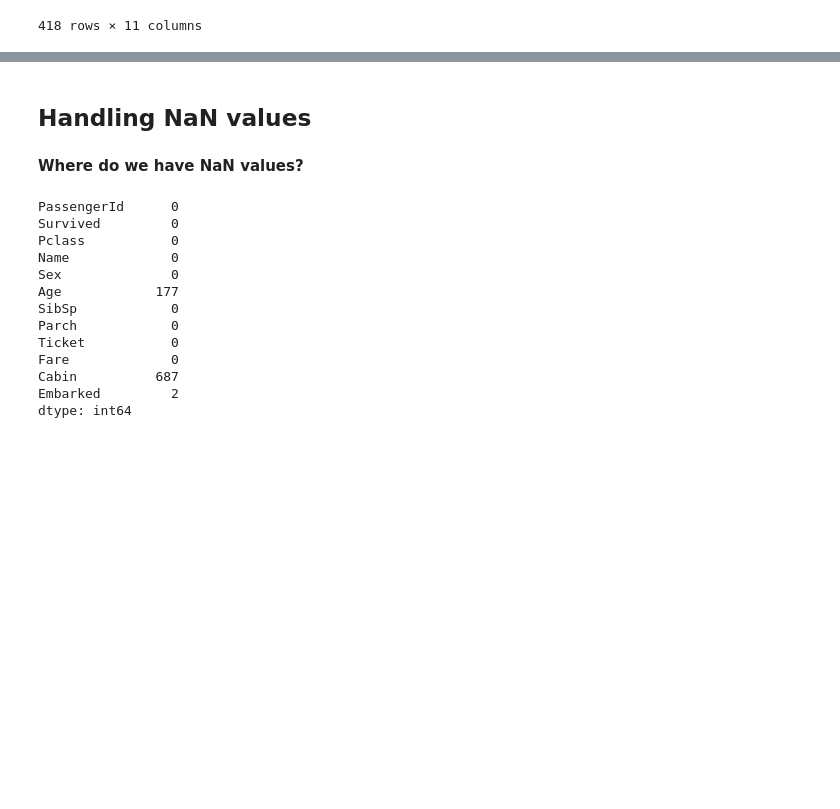
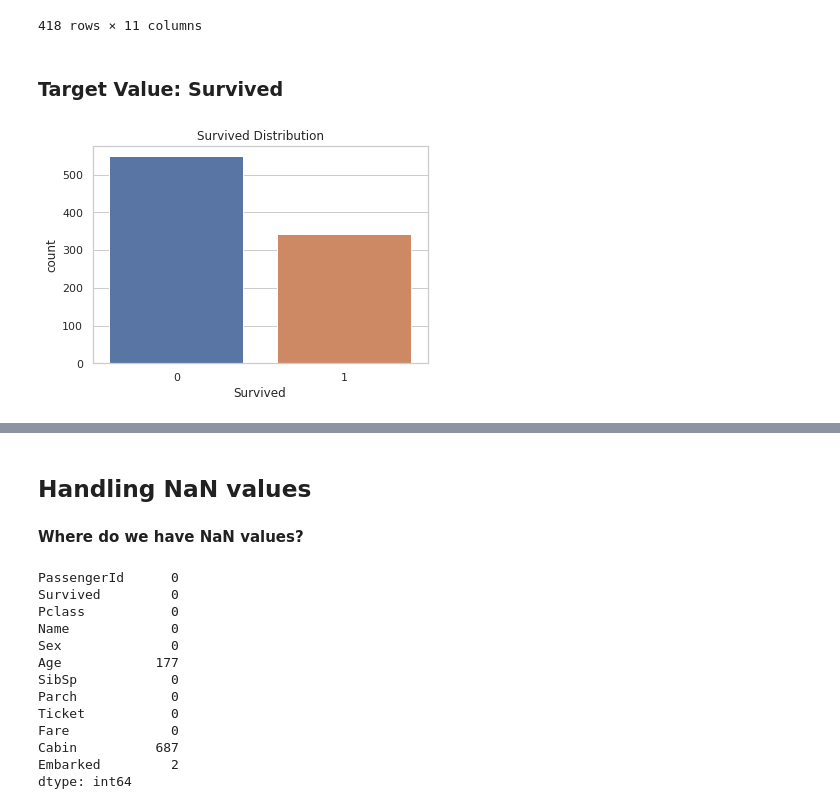
Before and after one commit to DanielDietzsch/Titanic-Competition, a Jupyter notebook: titanic-approach.ipynb, the cells around one changed output, grey strips where cells are left out. Drawn from its saved outputs; the diff is of its cells as text; code cells hidden in the pictures; blank space fills up the shorter version.

```diff
--- a/titanic-approach.ipynb
+++ b/titanic-approach.ipynb
@@ -9,6 +56,7 @@ import pandas as pd
 import matplotlib.pyplot as plt
 %matplotlib inline
 import seaborn as sns
+sns.set(style='whitegrid')
 
 # Modeling
 from sklearn.model_selection import train_test_split
@@ -22,3 +70,5 @@ from sklearn.discriminant_analysis import LinearDiscriminantAnalysis, QuadraticD
 from sklearn.linear_model import LogisticRegression
 
 from sklearn.metrics import roc_auc_score
+
+from sklearn.model_selection import RandomizedSearchCV
@@ -80,3 +111,10 @@ df_test
 | 416 | 1308 | 3 | Ware, Mr. Frederick | male | NaN | 0 | 0 | 359309 | 8.0500 | NaN | ... |
 | 417 | 1309 | 3 | Peter, Master. Michael J | male | NaN | 1 | 1 | 2668 | 22.3583 | NaN | ... |
 418 rows × 11 columns
+# %% [markdown]
+### Target Value: Survived
+# %%
+b = sns.countplot(x='Survived', data=df_train)
+b.set_title("Survived Distribution");
+# %% [output]
+[figure, added]
```
Also changed, not shown: parts of 43 cells of this notebook.
